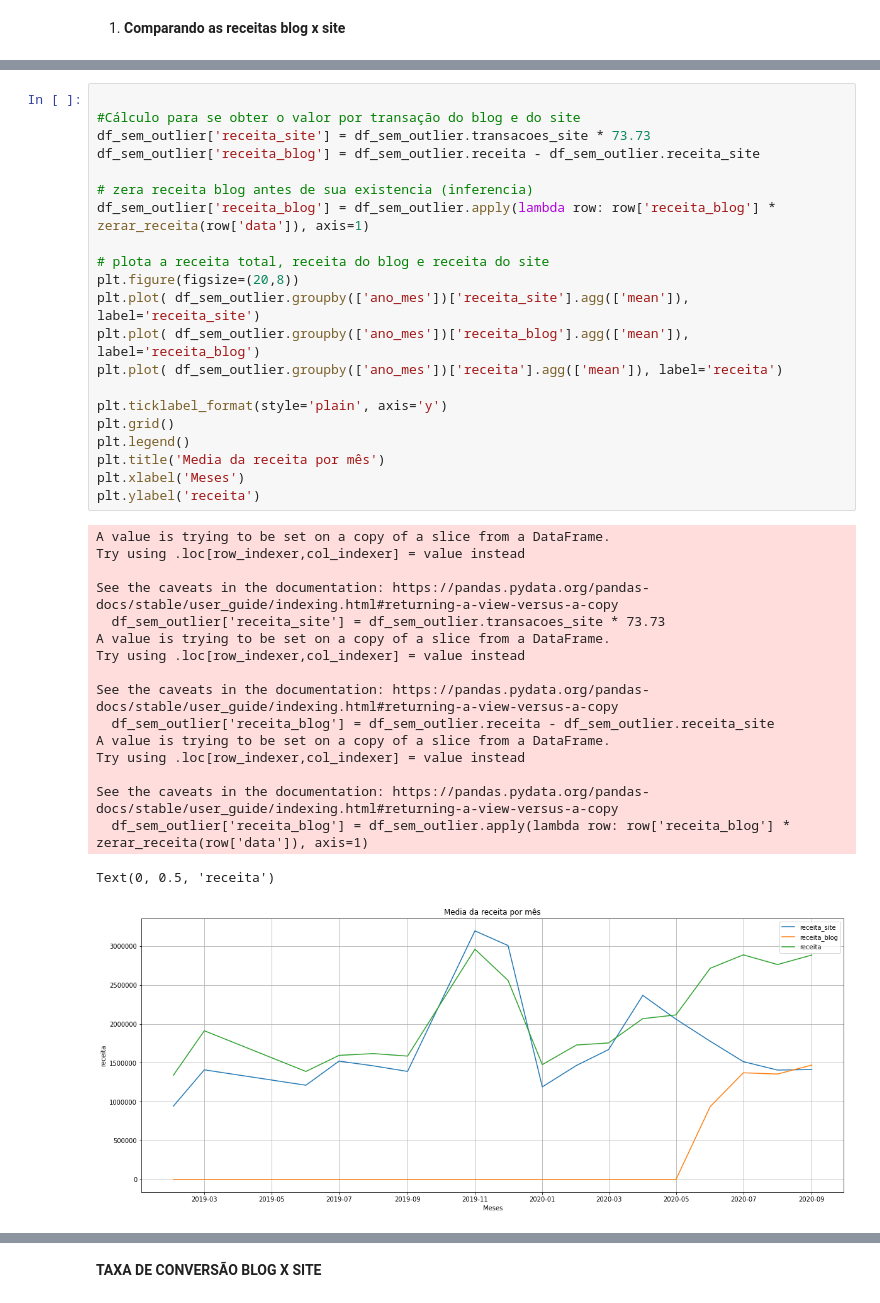
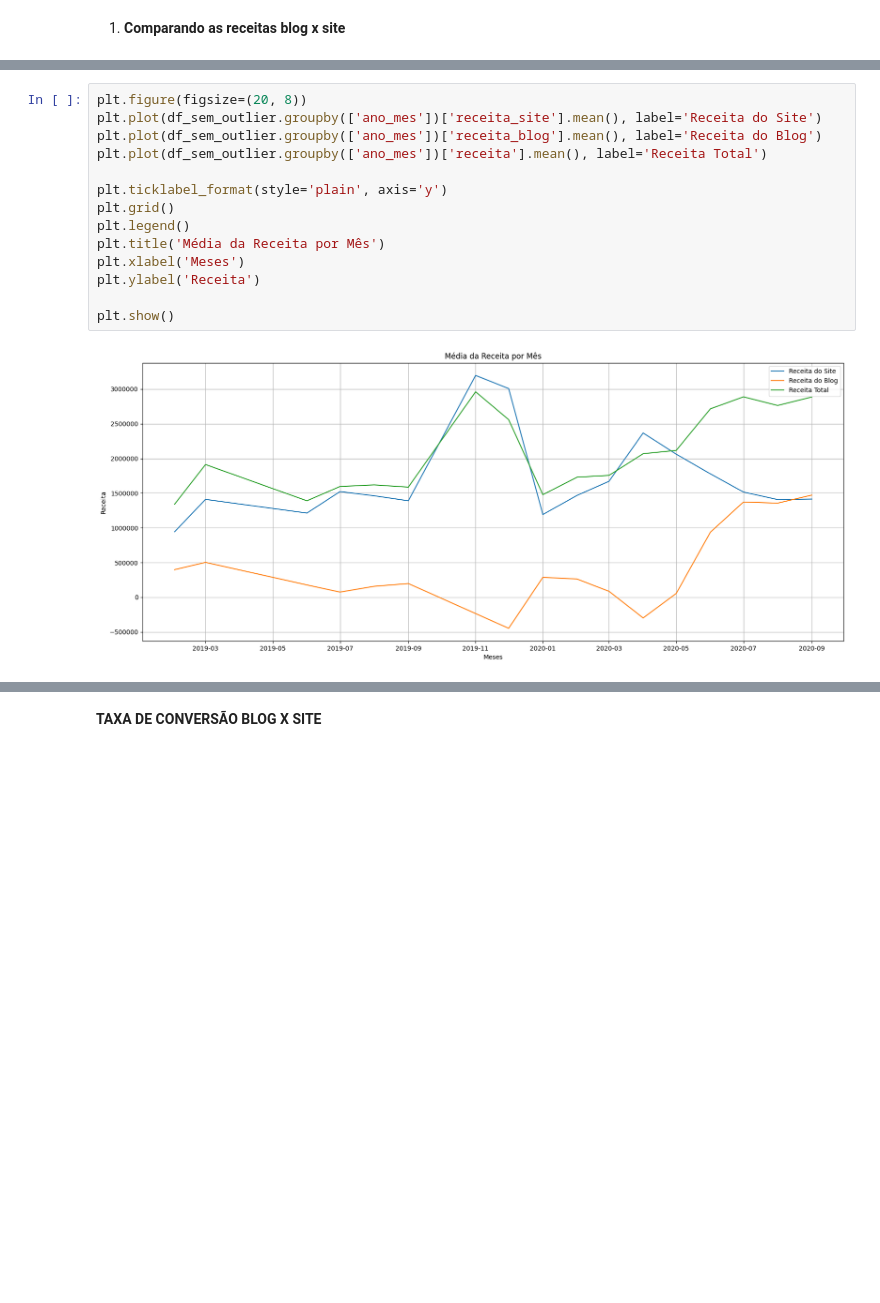
Before and after one commit to LaizaCostaa/Case-An-lise-de-faturamento-Blog-x-Site, a Jupyter notebook: Case_blogxsite.ipynb, the cells around one changed output, grey strips where cells are left out. Cells and saved outputs as stored; diff of their text form; blank space fills up the shorter version.

```diff
--- a/Case_blogxsite.ipynb
+++ b/Case_blogxsite.ipynb
@@ -542,42 +529,19 @@ See the caveats in the documentation: https://pandas.pydata.org/pandas-docs/stab
 # %%
-
-#Cálculo para se obter o valor por transação do blog e do site
-df_sem_outlier['receita_site'] = df_sem_outlier.transacoes_site * 73.73
-df_sem_outlier['receita_blog'] = df_sem_outlier.receita - df_sem_outlier.receita_site
-
-# zera receita blog antes de sua existencia (inferencia)
-df_sem_outlier['receita_blog'] = df_sem_outlier.apply(lambda row: row['receita_blog'] * zerar_receita(row['data']), axis=1)
-
-# plota a receita total, receita do blog e receita do site
-plt.figure(figsize=(20,8))
-plt.plot( df_sem_outlier.groupby(['ano_mes'])['receita_site'].agg(['mean']), label='receita_site')
-plt.plot( df_sem_outlier.groupby(['ano_mes'])['receita_blog'].agg(['mean']), label='receita_blog')
-plt.plot( df_sem_outlier.groupby(['ano_mes'])['receita'].agg(['mean']), label='receita')
+plt.figure(figsize=(20, 8))
+plt.plot(df_sem_outlier.groupby(['ano_mes'])['receita_site'].mean(), label='Receita do Site')
+plt.plot(df_sem_outlier.groupby(['ano_mes'])['receita_blog'].mean(), label='Receita do Blog')
+plt.plot(df_sem_outlier.groupby(['ano_mes'])['receita'].mean(), label='Receita Total')
 
 plt.ticklabel_format(style='plain', axis='y')
 plt.grid()
 plt.legend()
-plt.title('Media da receita por mês')
+plt.title('Média da Receita por Mês')
 plt.xlabel('Meses')
-plt.ylabel('receita')
+plt.ylabel('Receita')
+
+plt.show()
 # %% [output]
-A value is trying to be set on a copy of a slice from a DataFrame.
-Try using .loc[row_indexer,col_indexer] = value instead
-
-See the caveats in the documentation: https://pandas.pydata.org/pandas-docs/stable/user_guide/indexing.html#returning-a-view-versus-a-copy
-  df_sem_outlier['receita_site'] = df_sem_outlier.transacoes_site * 73.73
-A value is trying to be set on a copy of a slice from a DataFrame.
-Try using .loc[row_indexer,col_indexer] = value instead
-
-See the caveats in the documentation: https://pandas.pydata.org/pandas-docs/stable/user_guide/indexing.html#returning-a-view-versus-a-copy
-  df_sem_outlier['receita_blog'] = df_sem_outlier.receita - df_sem_outlier.receita_site
-A value is trying to be set on a copy of a slice from a DataFrame.
-Try using .loc[row_indexer,col_indexer] = value instead
-
-See the caveats in the documentation: https://pandas.pydata.org/pandas-docs/stable/user_guide/indexing.html#returning-a-view-versus-a-copy
-  df_sem_outlier['receita_blog'] = df_sem_outlier.apply(lambda row: row['receita_blog'] * zerar_receita(row['data']), axis=1)
-Text(0, 0.5, 'receita')
-[figure, old version]
+[figure, new version]
 # %% [markdown]
 **Comportamento das receitas no tempo**
 *  No período do blog, a receita do site teve uma queda, porém,
```
Also changed, not shown: parts of 71 cells of this notebook.
